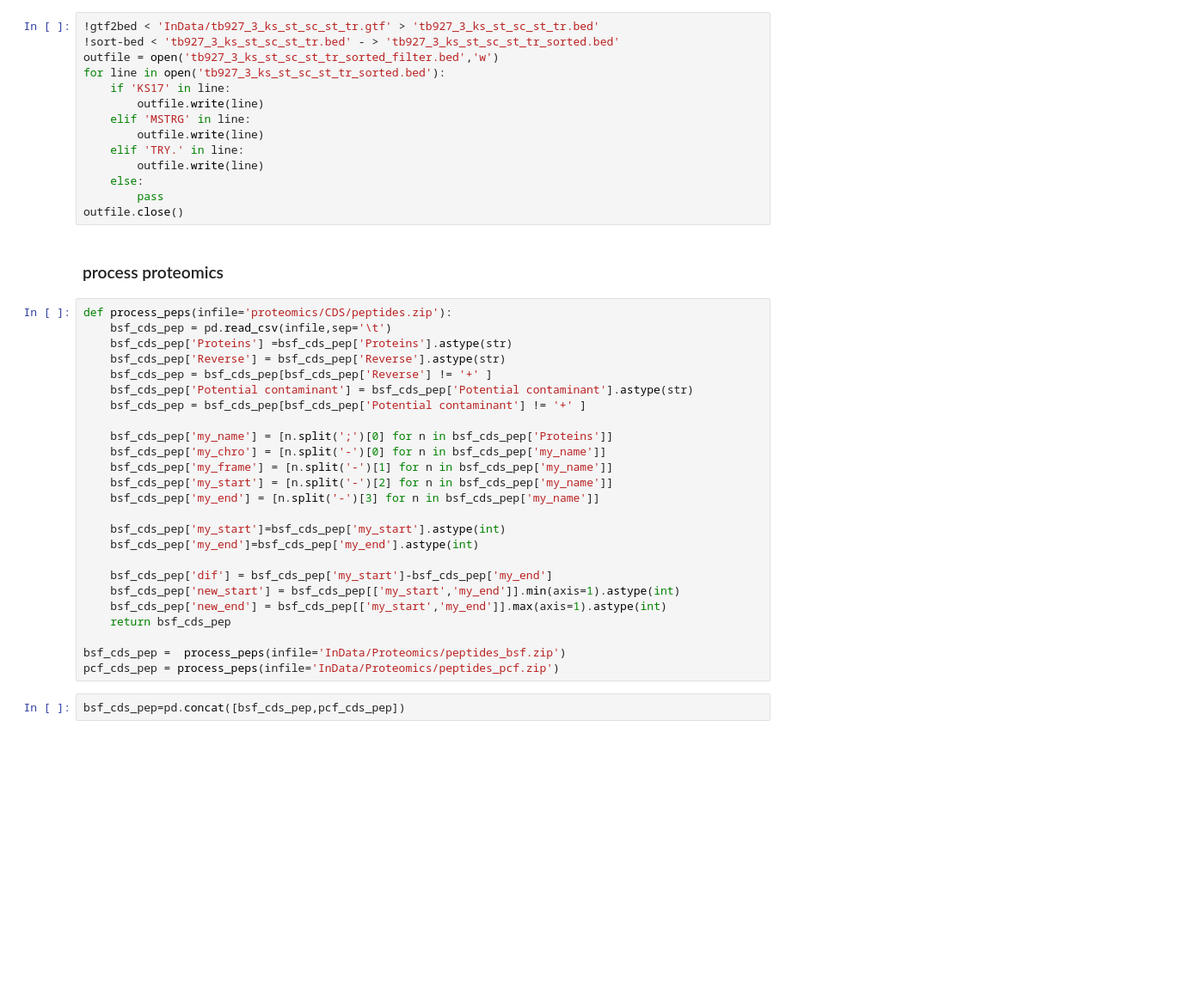
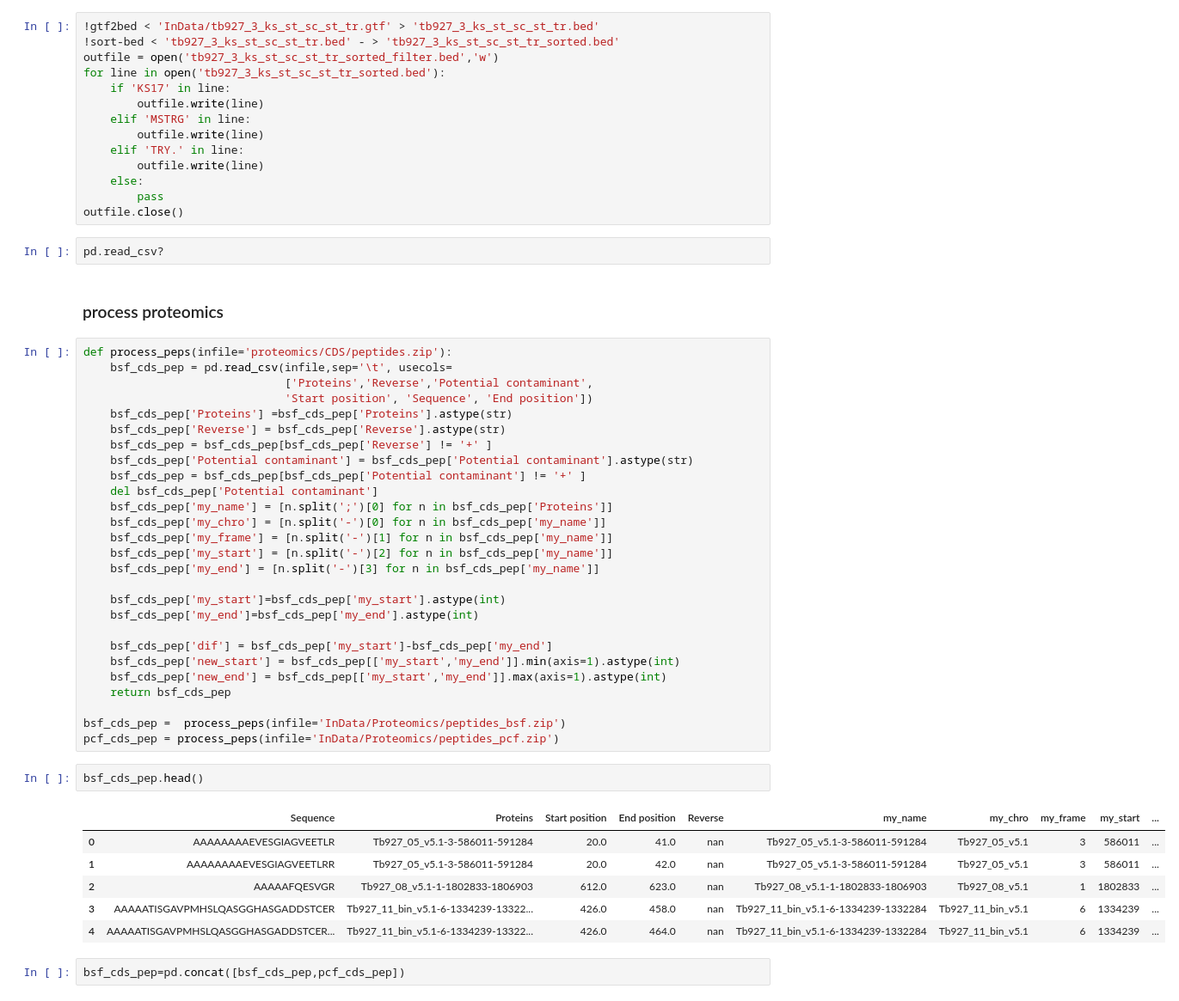
Before and after one commit to mtinti/polysome, a Jupyter notebook: FiguresPaper.ipynb, the cells around one changed output. Shown at 86% size. Cells and saved outputs as stored; diff of their text form; blank space fills up the shorter version.

```diff
--- a/FiguresPaper.ipynb
+++ b/FiguresPaper.ipynb
@@ -1714,17 +1714,21 @@ for line in open('tb927_3_ks_st_sc_st_tr_sorted.bed'):
     else:
         pass
 outfile.close()
+# %%
+pd.read_csv?
 # %% [markdown]
 ### process proteomics
 # %%
 def process_peps(infile='proteomics/CDS/peptides.zip'):
-    bsf_cds_pep = pd.read_csv(infile,sep='\t')
+    bsf_cds_pep = pd.read_csv(infile,sep='\t', usecols=
+                              ['Proteins','Reverse','Potential contaminant',
+                              'Start position', 'Sequence', 'End position'])
     bsf_cds_pep['Proteins'] =bsf_cds_pep['Proteins'].astype(str)
     bsf_cds_pep['Reverse'] = bsf_cds_pep['Reverse'].astype(str)
     bsf_cds_pep = bsf_cds_pep[bsf_cds_pep['Reverse'] != '+' ]
     bsf_cds_pep['Potential contaminant'] = bsf_cds_pep['Potential contaminant'].astype(str)
     bsf_cds_pep = bsf_cds_pep[bsf_cds_pep['Potential contaminant'] != '+' ]
-
+    del bsf_cds_pep['Potential contaminant']
     bsf_cds_pep['my_name'] = [n.split(';')[0] for n in bsf_cds_pep['Proteins']]
     bsf_cds_pep['my_chro'] = [n.split('-')[0] for n in bsf_cds_pep['my_name']]
     bsf_cds_pep['my_frame'] = [n.split('-')[1] for n in bsf_cds_pep['my_name']]
@@ -1741,6 +1745,15 @@ def process_peps(infile='proteomics/CDS/peptides.zip'):
 
 bsf_cds_pep =  process_peps(infile='InData/Proteomics/peptides_bsf.zip')
 pcf_cds_pep = process_peps(infile='InData/Proteomics/peptides_pcf.zip')
+# %%
+bsf_cds_pep.head()
+# %% [output]
+|  | Sequence | Proteins | Start position | End position | Reverse | my_name | my_chro | my_frame | my_start | ... |
+| 0 | AAAAAAAAEVESGIAGVEETLR | Tb927_05_v5.1-3-586011-591284 | 20.0 | 41.0 | nan | Tb927_05_v5.1-3-586011-591284 | Tb927_05_v5.1 | 3 | 586011 | ... |
+| 1 | AAAAAAAAEVESGIAGVEETLRR | Tb927_05_v5.1-3-586011-591284 | 20.0 | 42.0 | nan | Tb927_05_v5.1-3-586011-591284 | Tb927_05_v5.1 | 3 | 586011 | ... |
+| 2 | AAAAAFQESVGR | Tb927_08_v5.1-1-1802833-1806903 | 612.0 | 623.0 | nan | Tb927_08_v5.1-1-1802833-1806903 | Tb927_08_v5.1 | 1 | 1802833 | ... |
+| 3 | AAAAATISGAVPMHSLQASGGHASGADDSTCER | Tb927_11_bin_v5.1-6-1334239-13322... | 426.0 | 458.0 | nan | Tb927_11_bin_v5.1-6-1334239-1332284 | Tb927_11_bin_v5.1 | 6 | 1334239 | ... |
+| 4 | AAAAATISGAVPMHSLQASGGHASGADDSTCER... | Tb927_11_bin_v5.1-6-1334239-13322... | 426.0 | 464.0 | nan | Tb927_11_bin_v5.1-6-1334239-1332284 | Tb927_11_bin_v5.1 | 6 | 1334239 | ... |
 # %%
 bsf_cds_pep=pd.concat([bsf_cds_pep,pcf_cds_pep])
 # %%
```
Also changed, not shown: parts of 9 cells of this notebook, 1 other file.
